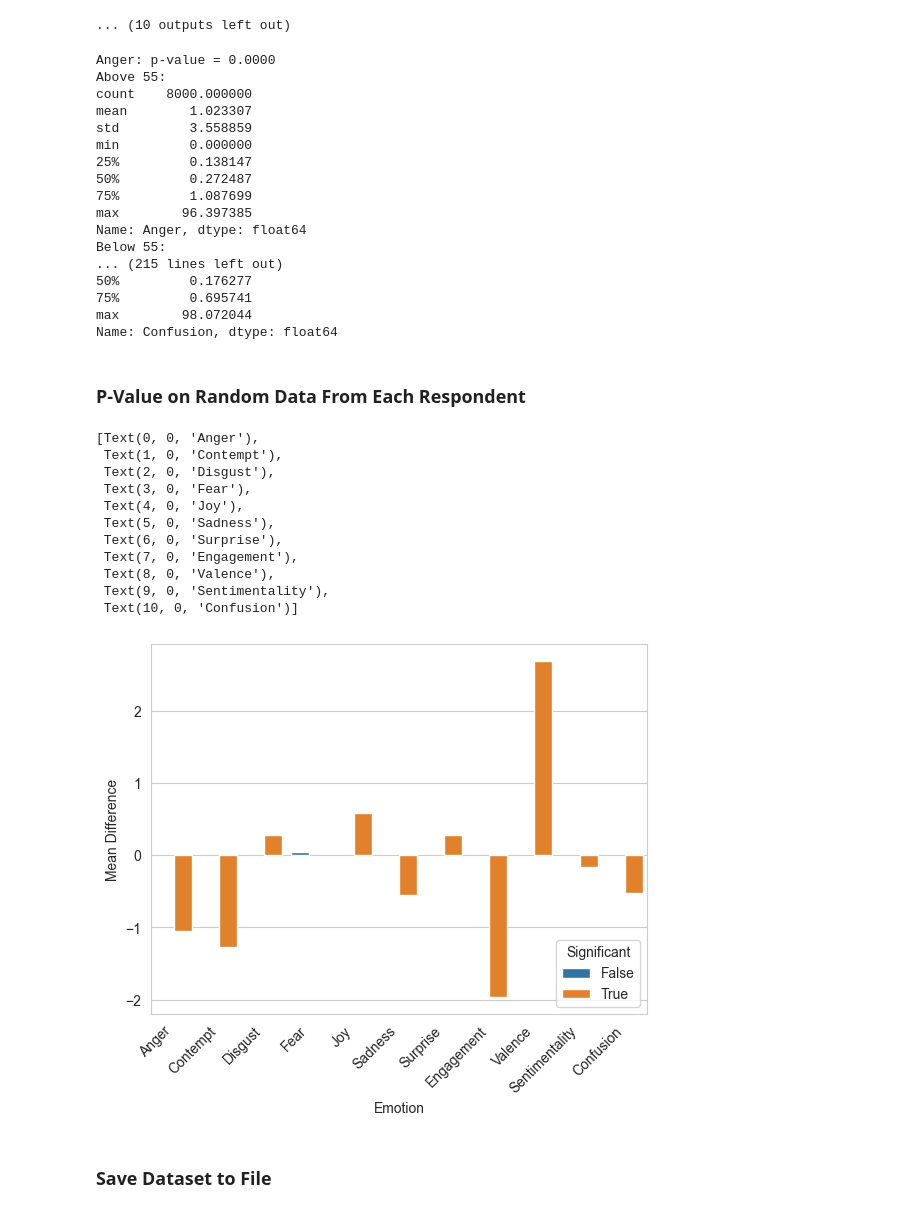
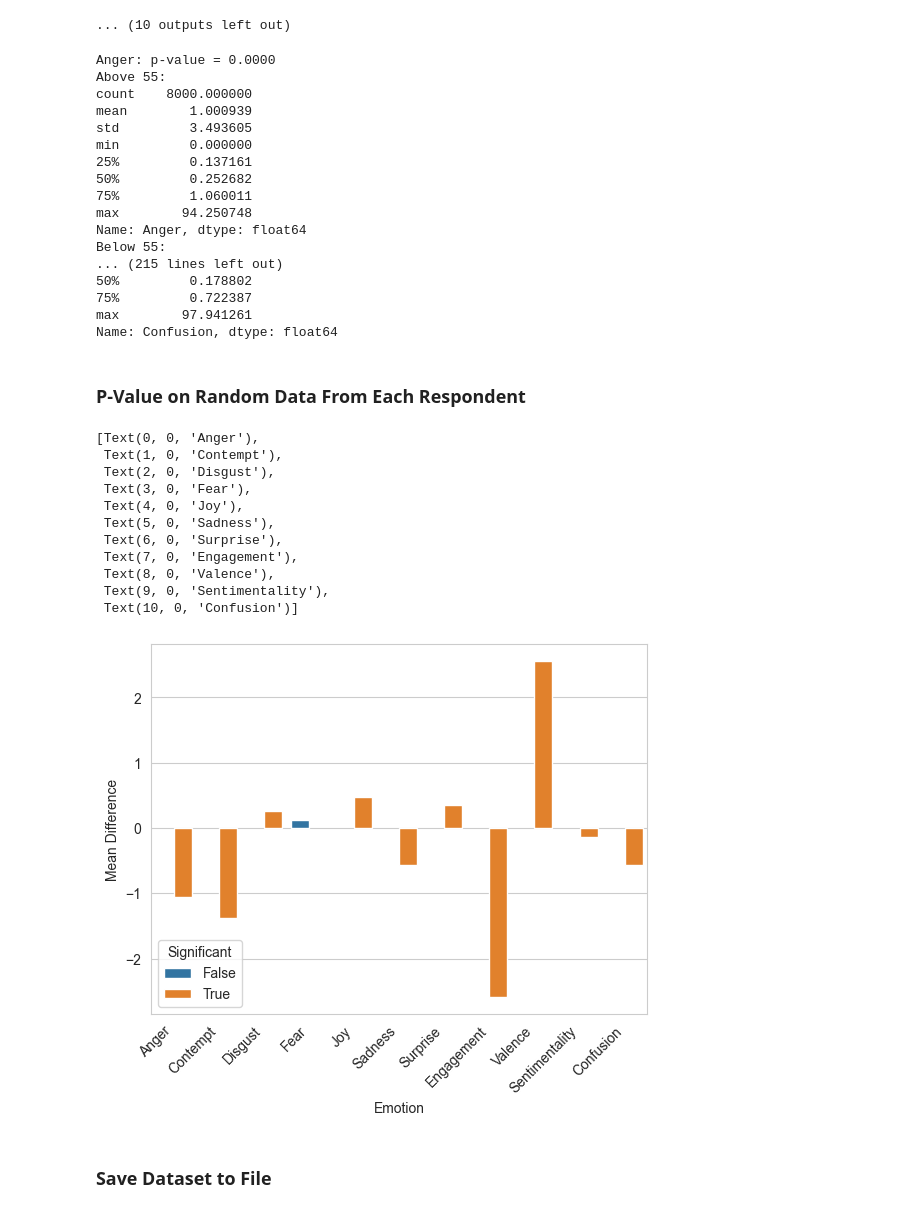
Before and after one commit to litalshl/classifiers, a Jupyter notebook: grade groups model/all_respondents_with_grades.ipynb, the cells around one changed output. Cells and saved outputs as stored; diff of their text form; code cells hidden in the pictures.

```diff
--- a/grade groups model/all_respondents_with_grades.ipynb
+++ b/grade groups model/all_respondents_with_grades.ipynb
@@ -299,7 +299,7 @@ selected_columns = ['Anger', 'Contempt', 'Disgust', 'Fear', 'Joy', 'Sadness', 'S
 emotions_data = facial_expressions_data[selected_columns]
 
 # Group the data by the respondent ID and randomly select 1000 observations from each group
-sampled_data = emotions_data.groupby('Respondent').apply(lambda x: x.sample(n=1000))
+sampled_data = emotions_data.groupby('Respondent').apply(lambda x: x.sample(n=2000))
 
 columns_for_calculation = ['Anger', 'Contempt', 'Disgust', 'Fear', 'Joy', 'Sadness', 'Surprise',
        'Engagement', 'Valence', 'Sentimentality', 'Confusion']
@@ -455,19 +455,19 @@ for col in columns_for_calculation:
 Anger: p-value = 0.0000
 Above 55:
 count    8000.000000
-mean        1.023307
-std         3.558859
+mean        1.000939
+std         3.493605
 min         0.000000
-25%         0.138147
-50%         0.272487
-75%         1.087699
-max        96.397385
+25%         0.137161
+50%         0.252682
+75%         1.060011
+max        94.250748
 Name: Anger, dtype: float64
 Below 55:
 ... (215 lines left out)
-50%         0.176277
-75%         0.695741
-max        98.072044
+50%         0.178802
+75%         0.722387
+max        97.941261
 Name: Confusion, dtype: float64
 # %% [markdown]
 <h3>P-Value on Random Data From Each Respondent</h3>
@@ -477,41 +477,41 @@ import seaborn as sns
 from scipy.stats import ttest_ind
 
 # Group the data by the respondent ID and randomly select 1000 observations from each group
-sampled_data = facial_expressions_data.groupby('Respondent').apply(lambda x: x.sample(n=5000))
+sampled_data = facial_expressions_data.groupby('Respondent').apply(lambda x: x.sample(n=2000))
 
 # Perform the t-test for each column between the two groups
 results = []
 for col in columns_for_calculation:
         above_55 = sampled_data.loc[sampled_data['Grade Group'] == 'Above 55', col]
         below_55 = sampled_data.loc[sampled_data['Grade Group'] == 'Below 55', col]
         t, pval = ttest_ind(above_55, below_55, equal_var=True)
         if pval <= 0.05:
             sig = True
         else:
             sig = False
         mean_diff = above_55.mean() - below_55.mean()
         results.append({'Emotion': col, 'Mean Difference': mean_diff, 'Significant': sig})
 
 # Create a DataFrame from the results
 results_df = pd.DataFrame(results)
 
 # Visualize the results using a bar plot
 sns.set_style("whitegrid")
 ax = sns.barplot(x="Emotion", y="Mean Difference", hue="Significant", data=results_df)
 ax.set_xticklabels(ax.get_xticklabels(), rotation=45, ha='right')
 # %% [output]
 [Text(0, 0, 'Anger'),
  Text(1, 0, 'Contempt'),
  Text(2, 0, 'Disgust'),
  Text(3, 0, 'Fear'),
  Text(4, 0, 'Joy'),
  Text(5, 0, 'Sadness'),
  Text(6, 0, 'Surprise'),
  Text(7, 0, 'Engagement'),
  Text(8, 0, 'Valence'),
  Text(9, 0, 'Sentimentality'),
  Text(10, 0, 'Confusion')]
-[figure, old version]
+[figure, new version]
 # %% [markdown]
 <h3>Save Dataset to File</h3>
 # %%
```
Also changed, not shown: parts of 6 cells of this notebook, 2 other files.
